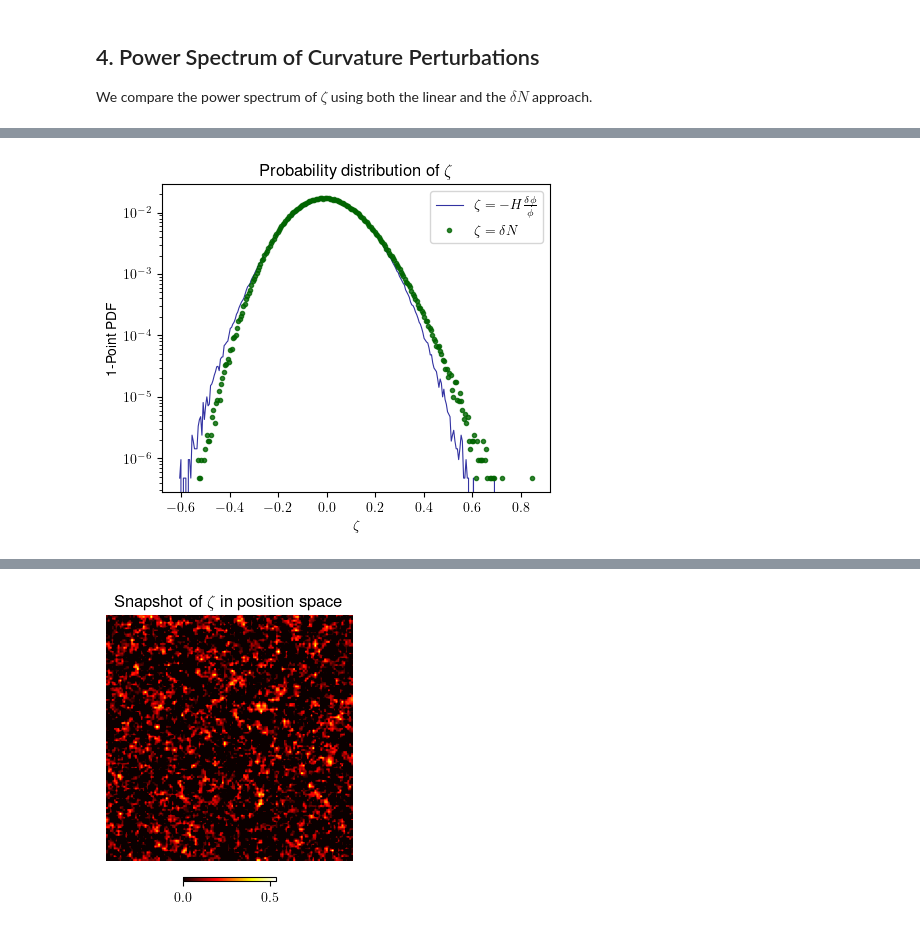
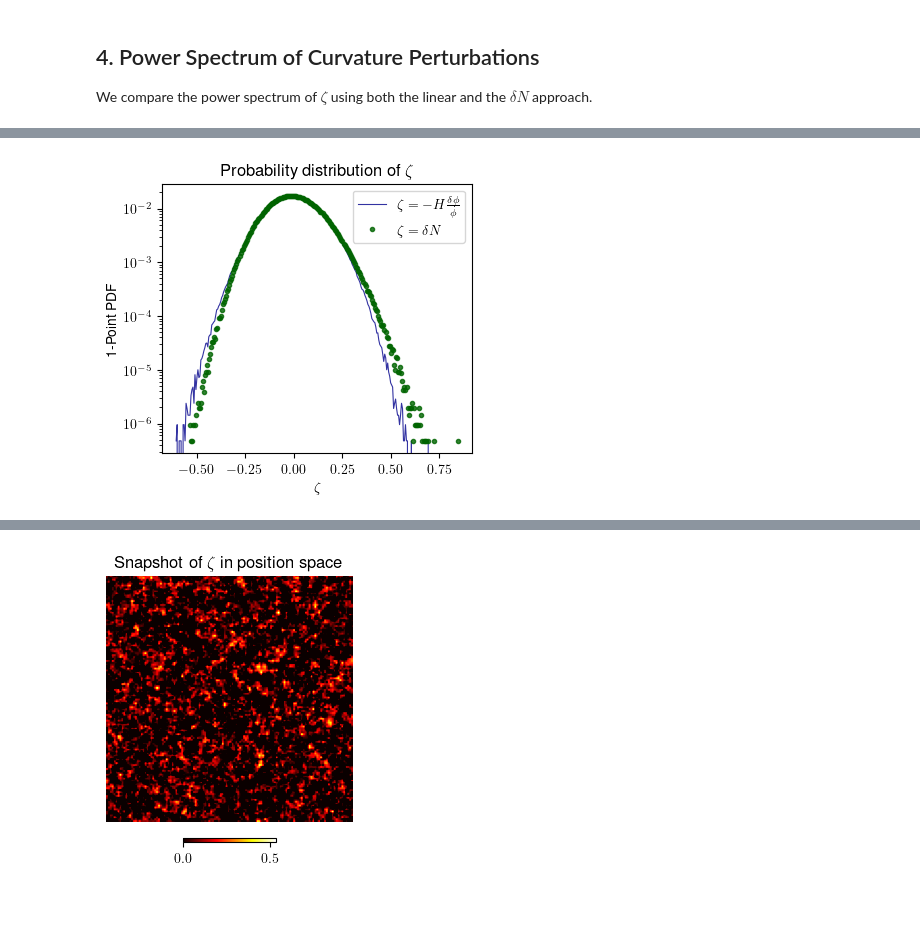
Before and after one commit to caravangelo/inflation-easy, a Jupyter notebook: notebooks/plot.ipynb, the cells around one changed output, grey strips where cells are left out. Saved outputs shown, nothing was run; the diff lists cells and outputs as text; code cells hidden in the pictures; blank space fills up the shorter version.

```diff
--- a/notebooks/plot.ipynb
+++ b/notebooks/plot.ipynb
@@ -99,26 +100,30 @@ We examine how nonlinearities affect the distribution of $\zeta$ using histogram
 # %%
 # Number of histogram bins
 nbins = 256
 
 # Parse PDFs of zeta and phi
 PDF_zeta_n = [sh_zeta[i:i+nbins] for i in range(0, len(sh_zeta), nbins)]
 PDF_zeta_x = sht_zeta[3] + sht_zeta[4] * np.linspace(0, nbins, nbins)
 
 PDF_inflaton_n = [sh[i:i+nbins] for i in range(0, len(sh), nbins)]
-PDF_inflaton_x = [((sht[l,3] + sht[l,4] * np.linspace(0, nbins, nbins)) - f[-1,3]) * (-sf[-1,2]/fv[-1,3])
+PDF_inflaton_x = [sht[l,3] + sht[l,4] * np.linspace(0, nbins, nbins)
                   for l in range(len(PDF_inflaton_n))]
 
+# Convert inflaton PDF to linear zeta
+mean_inflaton =  np.sum(PDF_inflaton_x[-1]*PDF_inflaton_n[-1])
+zeta_linear = (PDF_inflaton_x[-1]-mean_inflaton) * (-sf[-1,2]/fv[-1,3])
+
 # Plot final-time PDFs of zeta (linear and nonlinear)
-plt.figure(figsize=(5, 4))
-plt.semilogy(PDF_inflaton_x[-1], PDF_inflaton_n[-1], lw=0.8, alpha=0.8, color='darkblue',
+plt.figure(figsize=(4, 3.5))
+plt.semilogy(zeta_linear, PDF_inflaton_n[-1], lw=0.8, alpha=0.8, color='darkblue',
              label=r'$\zeta=-H\frac{\delta\phi}{\dot\phi}$')
 plt.semilogy(PDF_zeta_x, PDF_zeta_n[-1], '.', alpha=0.8, lw=1, color='darkgreen',
              label=r'$\zeta=\delta N$')
 
 plt.xlabel(r'$\zeta$')
 plt.ylabel("1-Point PDF")
 plt.legend()
 plt.title("Probability distribution of $\zeta$")
 plt.show()
 # %% [output]
-[figure, old version]
+[figure, new version]
```
Also changed, not shown: parts of 7 cells of this notebook, 28 other files.
